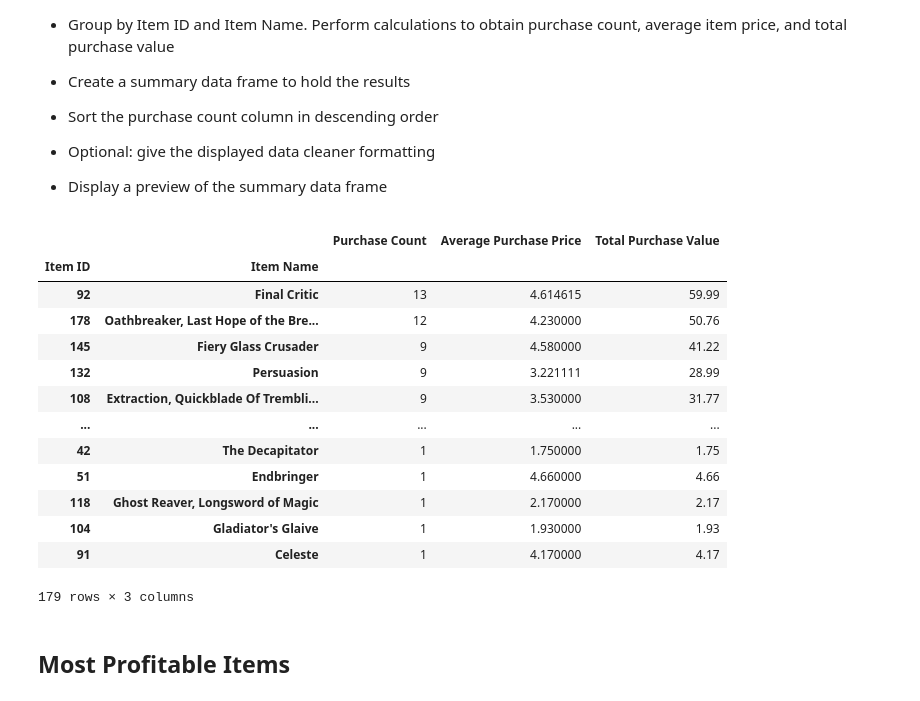
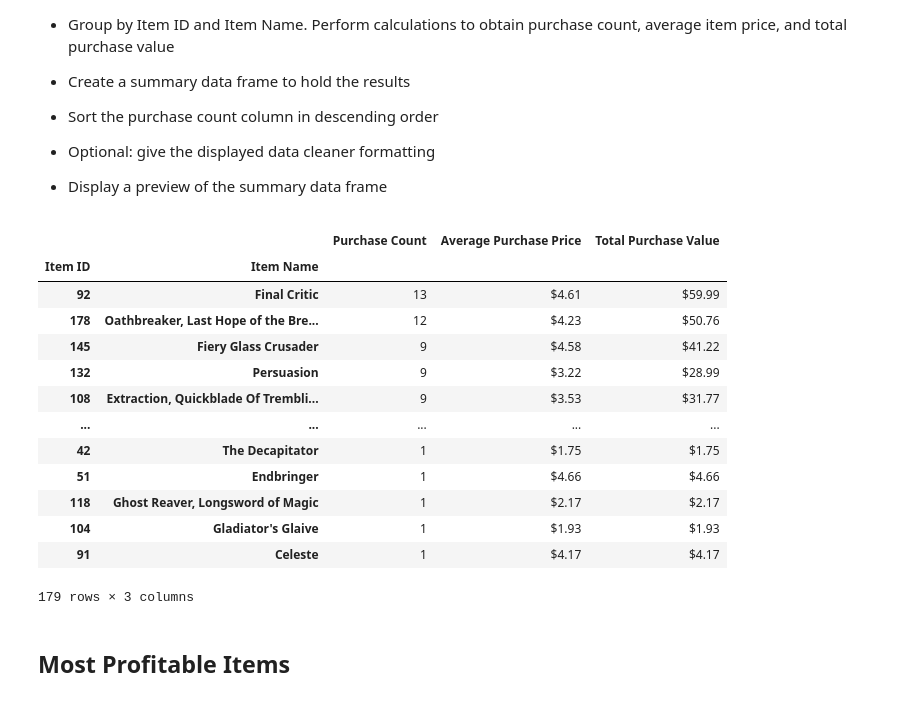
Before and after one commit to MikeT9/Pandas-Challenge, a Jupyter notebook: HeroesOfPymoli/HeroesOfPymoli_starter.ipynb, the cells around one changed output. Drawn from its saved outputs; the diff is of its cells as text; code cells hidden in the pictures.

```diff
--- a/HeroesOfPymoli/HeroesOfPymoli_starter.ipynb
+++ b/HeroesOfPymoli/HeroesOfPymoli_starter.ipynb
@@ -344,27 +377,34 @@ item_total_purchase = item_df["Price"].sum()
 # %%
 # Create a Data Frame to show my calculated values on a table
 item_purchase_summary_df = pd.DataFrame({"Purchase Count" : item_purchase_count,
                                         "Average Purchase Price" : item_mean_count,
                                         "Total Purchase Value" : item_total_purchase})
 
 # Sort by Purchase Count
 # To sort from highest to lowest, ascending=False must be passed in
 popular_items_df = item_purchase_summary_df.sort_values("Purchase Count", ascending=False)
+
+# First convert "Average Purchase Price" and "Total Purchase Value" columns to float
+# Then Format to go to two decimal places, include a dollar sign, and use comma notation
+popular_items_df["Average Purchase Price"] = popular_items_df["Average Purchase Price"].astype(float).map("${:,.2f}".format)
+popular_items_df["Total Purchase Value"] = popular_items_df["Total Purchase Value"].astype(float).map("${:,.2f}".format)
+
+# Display the Popular Items Data Frame
 popular_items_df
 # %% [output]
 |  |  | Purchase Count | Average Purchase Price | Total Purchase Value |
 | Item ID | Item Name |  |  |  |
-| 92 | Final Critic | 13 | 4.614615 | 59.99 |
-| 178 | Oathbreaker, Last Hope of the Bre... | 12 | 4.230000 | 50.76 |
-| 145 | Fiery Glass Crusader | 9 | 4.580000 | 41.22 |
-| 132 | Persuasion | 9 | 3.221111 | 28.99 |
-| 108 | Extraction, Quickblade Of Trembli... | 9 | 3.530000 | 31.77 |
+| 92 | Final Critic | 13 | $4.61 | $59.99 |
+| 178 | Oathbreaker, Last Hope of the Bre... | 12 | $4.23 | $50.76 |
+| 145 | Fiery Glass Crusader | 9 | $4.58 | $41.22 |
+| 132 | Persuasion | 9 | $3.22 | $28.99 |
+| 108 | Extraction, Quickblade Of Trembli... | 9 | $3.53 | $31.77 |
 | ... | ... | ... | ... | ... |
-| 42 | The Decapitator | 1 | 1.750000 | 1.75 |
-| 51 | Endbringer | 1 | 4.660000 | 4.66 |
-| 118 | Ghost Reaver, Longsword of Magic | 1 | 2.170000 | 2.17 |
-| 104 | Gladiator's Glaive | 1 | 1.930000 | 1.93 |
-| 91 | Celeste | 1 | 4.170000 | 4.17 |
+| 42 | The Decapitator | 1 | $1.75 | $1.75 |
+| 51 | Endbringer | 1 | $4.66 | $4.66 |
+| 118 | Ghost Reaver, Longsword of Magic | 1 | $2.17 | $2.17 |
+| 104 | Gladiator's Glaive | 1 | $1.93 | $1.93 |
+| 91 | Celeste | 1 | $4.17 | $4.17 |
 179 rows × 3 columns
 # %% [markdown]
 ## Most Profitable Items
```
Also changed, not shown: parts of 7 cells of this notebook.
